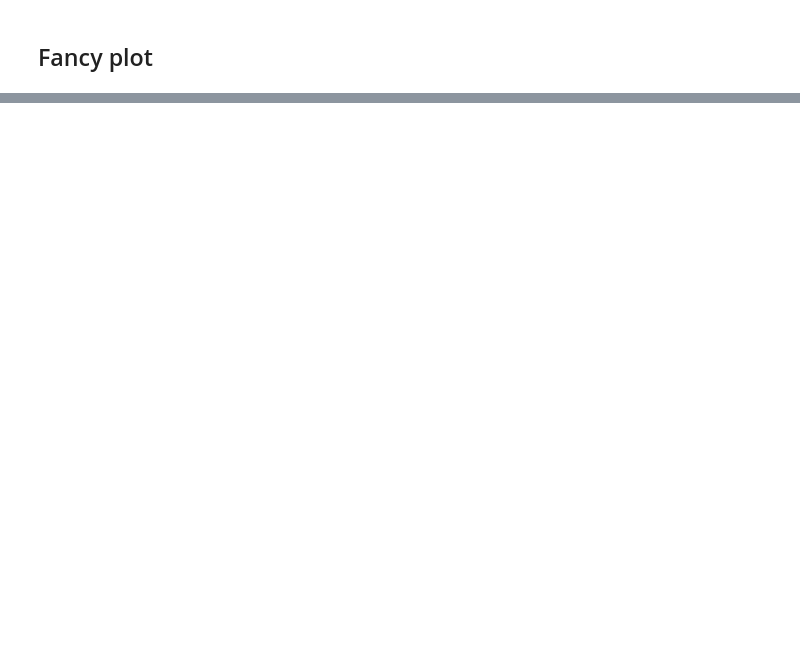
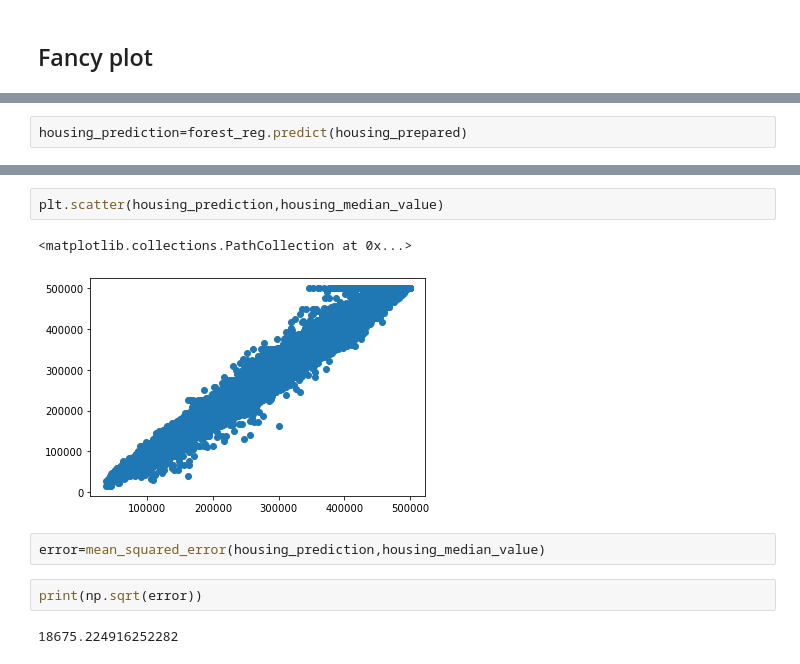
Before and after one commit to JulioTBacmeister/myPythonTools, a Jupyter notebook: MachineLearning/CA_housing.ipynb, the cells around one changed output, grey strips where cells are left out. Cells and saved outputs as stored; diff of their text form; blank space fills up the shorter version.

```diff
--- a/MachineLearning/CA_housing.ipynb
+++ b/MachineLearning/CA_housing.ipynb
@@ -131,0 +253,2 @@ print(X[0:10,:])
+# %%
+housing_prediction=forest_reg.predict(housing_prepared)
@@ -131,0 +259,11 @@ print(X[0:10,:])
+# %%
+plt.scatter(housing_prediction,housing_median_value)
+# %% [output]
+<matplotlib.collections.PathCollection at 0x...>
+[figure, added]
+# %%
+error=mean_squared_error(housing_prediction,housing_median_value)
+# %%
+print(np.sqrt(error))
+# %% [output]
+18675.224916252282
```
Also changed, not shown: parts of 23 cells of this notebook, 2 other files.
